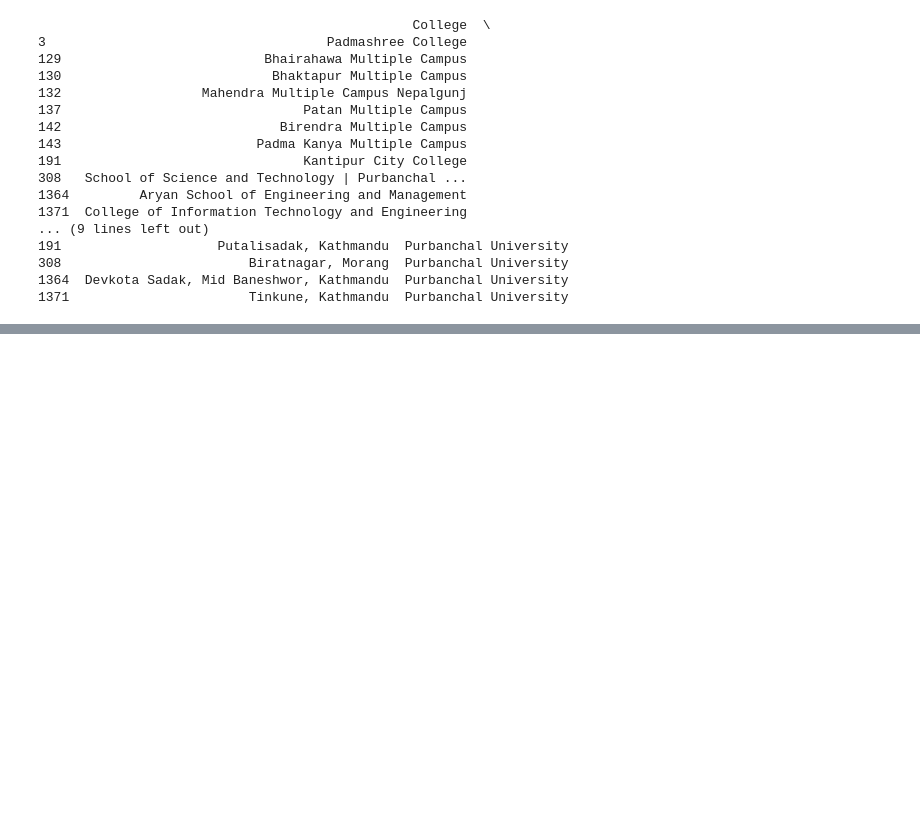
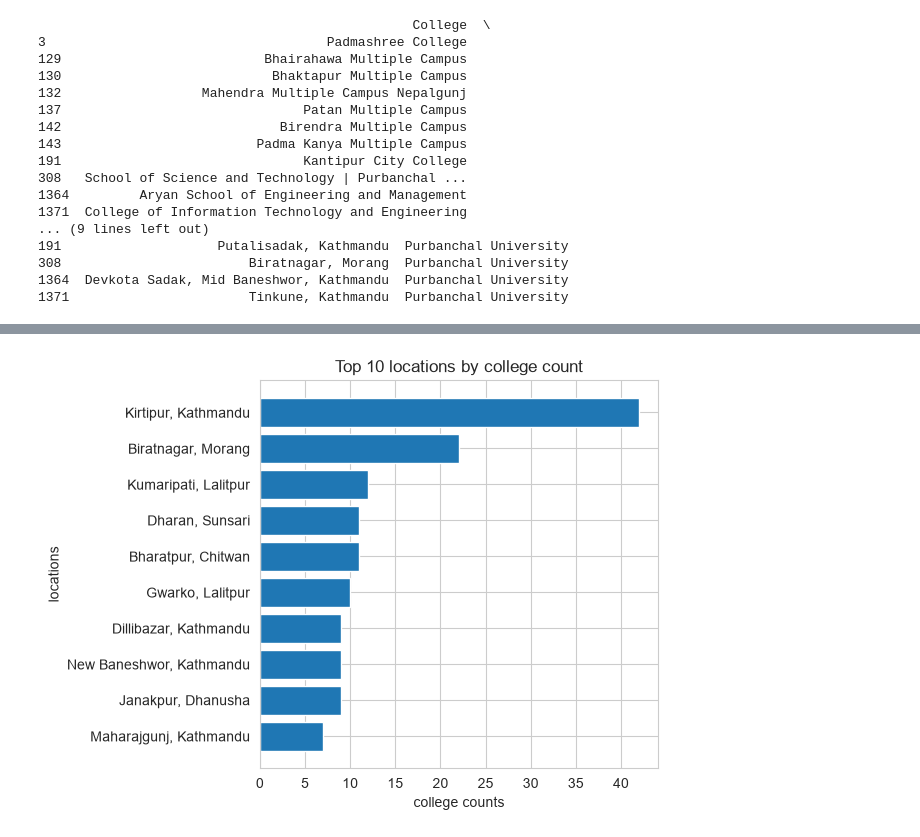
Before and after one commit to Aakash-giri/Pandas-Project-, a Jupyter notebook: project1.ipynb, the cells around one changed output, grey strips where cells are left out. Drawn from its saved outputs; the diff is of its cells as text; code cells hidden in the pictures; blank space fills up the shorter version.

```diff
--- a/project1.ipynb
+++ b/project1.ipynb
@@ -385,0 +516,23 @@ print(Courses[['College','Location','University']])
+# %%
+#2. Top 10 locations by college count
+# Use a horizontal bar chart to display the 10 locations containing the most colleges.
+# - Show location names on the Y-axis.
+# - Show college counts on the X-axis.
+# - Sort the bars from highest to lowest.
+
+import pandas as pd
+import matplotlib.pyplot as plt
+
+df = pd.read_csv('Cleaned_Data.csv')
+college_count = df['Location'].value_counts().head(10)
+x = college_count.index
+y = college_count.values
+plt.barh(x,y)
+plt.title('Top 10 locations by college count')
+plt.xlabel('college counts')
+plt.ylabel('locations')
+plt.gca().invert_yaxis() #By default, plt.barh() places the first location at the bottom.
+plt.tight_layout()       # plt.gca().invert_yaxis() puts the location with the highest college count at the top, so the chart reads from highest to lowest
+plt.show()
+# %% [output]
+[figure, added]
```
Also changed, not shown: parts of 7 cells of this notebook, 8 other files.
